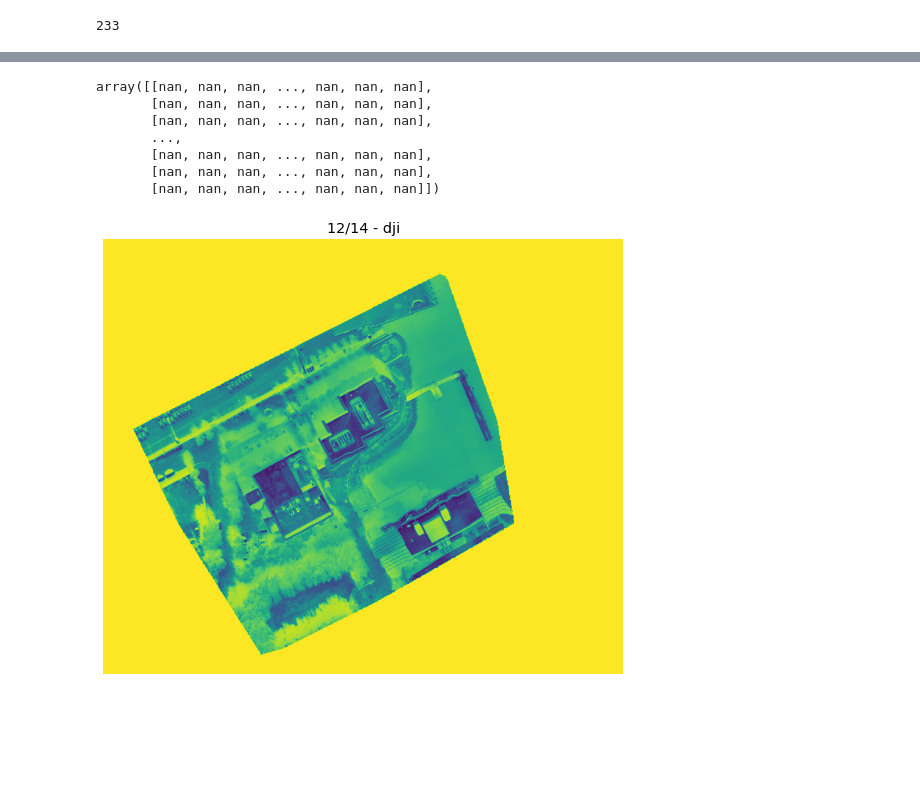
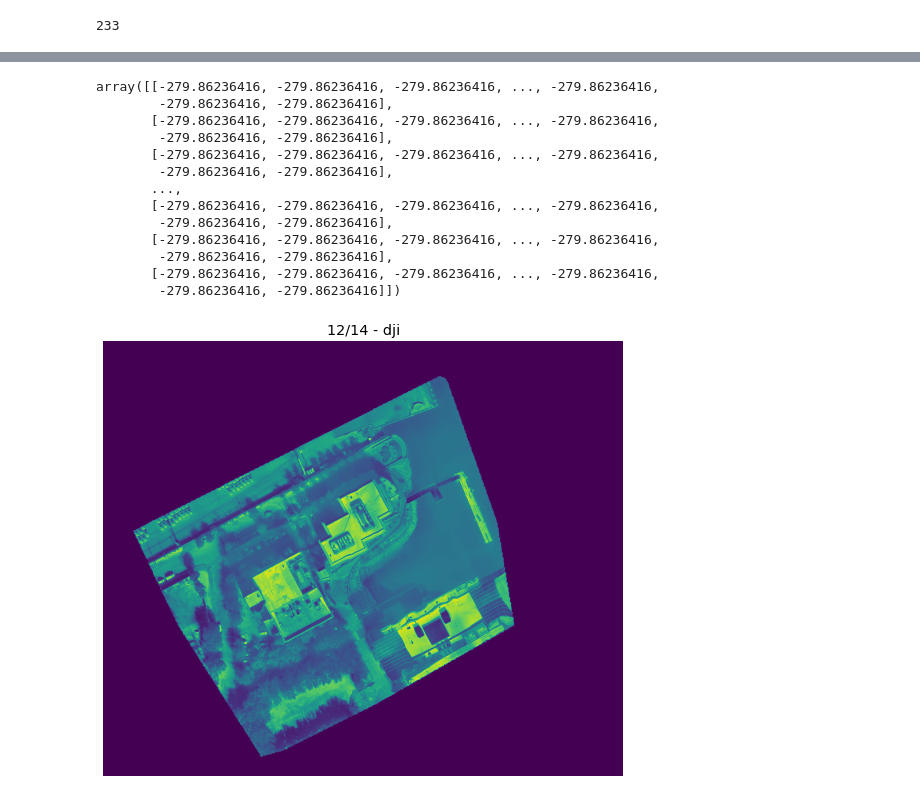
Before and after one commit to bksrocks/Cofc-Research, a Jupyter notebook: Tests.ipynb, the cells around one changed output, grey strips where cells are left out. Drawn from its saved outputs; the diff is of its cells as text; code cells hidden in the pictures; blank space fills up the shorter version.

Commit message:
Reverse engineering thermal_base library, updates on image comparison file.

```diff
--- a/Tests.ipynb
+++ b/Tests.ipynb
@@ -229,20 +264,29 @@ def sensor_vals_to_temp(
         - raw_refl1_attn
         - raw_refl2_attn
     )
+    print("1")
+    print(raw_obj)
     val_to_log = PlanckR1 / (PlanckR2 * (raw_obj + PlanckO)) + PlanckF
-
-    # val_to_log = np.asarray(PlanckR1 / (PlanckR2 * (raw_obj + PlanckO)) + PlanckF)
-       # if any(val_to_log.ravel() < 0):
-    #     raise Exception("Image seems to be corrupted")
+    print(2)
+    print(val_to_log)
+    val_to_log = np.asarray(PlanckR1 / (PlanckR2 * (raw_obj + PlanckO)) + PlanckF)
+    print(3)
+    print(val_to_log)
+    print(4)
+    print(val_to_log.ravel())
+    # if any(val_to_log.ravel() < 0):
+    #   raise Exception("Image seems to be corrupted")
     # temperature from radiance
     # return PlanckB / np.log(val_to_log) - 273.15
 
-    # val_to_log = ma.log(val_to_log).filled(0)
-    # return PlanckB / np.log(val_to_log.nonzero()) - 273.15
+  #   val_to_log = ma.log(val_to_log).filled(0)
+  #   return PlanckB / np.log(val_to_log.nonzero()) - 273.15
 
   #  val_to_log = ma.log(val_to_log).filled(0)
   #   with np.errstate(divide='ignore'):
-  #     val_to_log = np.where(val_to_log > 0,val_to_log, PlanckB / val_to_log - 273.15)
+    val_to_log = np.where(val_to_log > 0, val_to_log, PlanckB / val_to_log - 273.15)
+    print(5)
+    print(val_to_log)
     return val_to_log
 # %%
 thermal_np = sensor_vals_to_temp(raw_sensor_np, **meta)
@@ -249,11 +343,17 @@ thermal_np = sensor_vals_to_temp(raw_sensor_np, **meta)
 # %%
 thermal_np
 # %% [output]
-array([[nan, nan, nan, ..., nan, nan, nan],
-       [nan, nan, nan, ..., nan, nan, nan],
-       [nan, nan, nan, ..., nan, nan, nan],
+array([[-279.86236416, -279.86236416, -279.86236416, ..., -279.86236416,
+        -279.86236416, -279.86236416],
+       [-279.86236416, -279.86236416, -279.86236416, ..., -279.86236416,
+        -279.86236416, -279.86236416],
+       [-279.86236416, -279.86236416, -279.86236416, ..., -279.86236416,
+        -279.86236416, -279.86236416],
        ...,
-       [nan, nan, nan, ..., nan, nan, nan],
-       [nan, nan, nan, ..., nan, nan, nan],
-       [nan, nan, nan, ..., nan, nan, nan]])
+       [-279.86236416, -279.86236416, -279.86236416, ..., -279.86236416,
+        -279.86236416, -279.86236416],
+       [-279.86236416, -279.86236416, -279.86236416, ..., -279.86236416,
+        -279.86236416, -279.86236416],
+       [-279.86236416, -279.86236416, -279.86236416, ..., -279.86236416,
+        -279.86236416, -279.86236416]])
 # %%
@@ -263,10 +366,12 @@ for i in range(thermal_np.shape[0]):
 # %%
 # plot the image
+thermal_df = pd.DataFrame(thermal_np)
+
 fig, ax = plt.subplots(figsize=(10, 8))
-im = plt.imshow(thermal_np)
+im = plt.imshow(thermal_df.dropna())
 # ep.colorbar(im)
 ax.set(title="12/14 - dji")
 ax.set_axis_off()
 plt.show()
 # %% [output]
-[figure, old version]
+[figure, new version]
```
Also changed, not shown: parts of 9 cells of this notebook, 2 other files.
